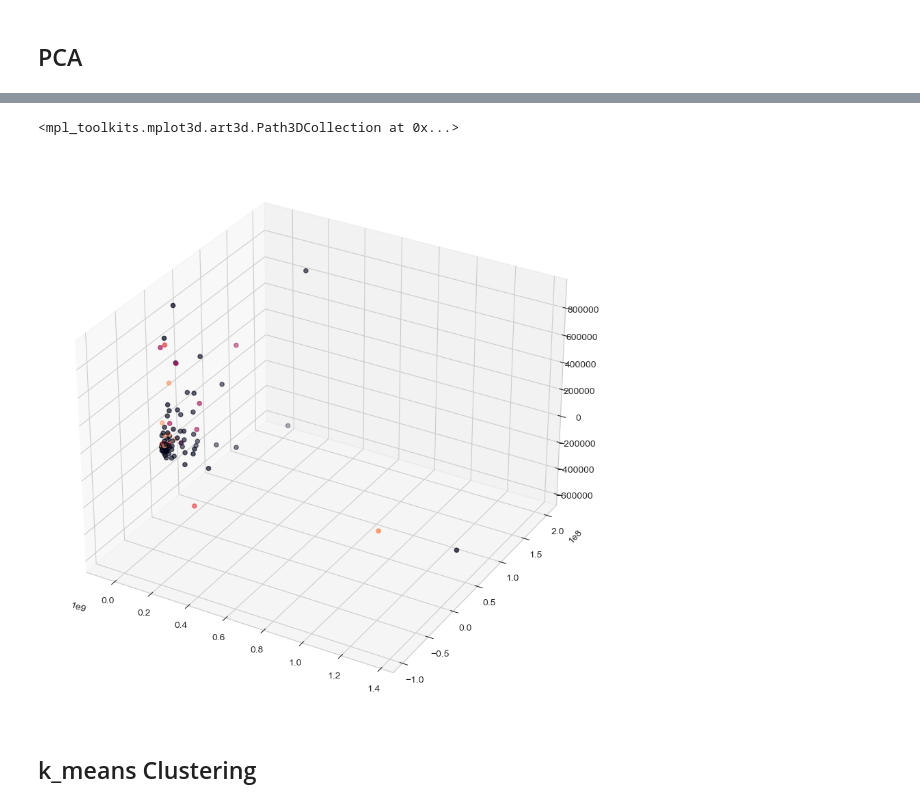
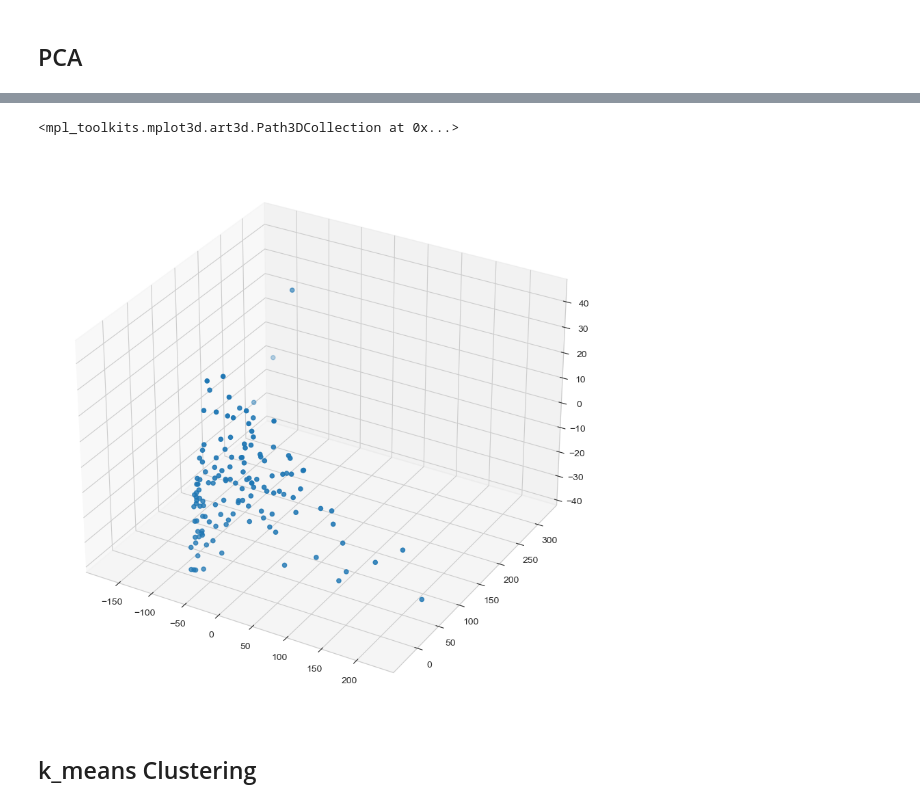
Before and after one commit to Eilaf12/WorldHappinessAnalysis, a Jupyter notebook: report4_WorldHappiness_Free_Analysis.ipynb, the cells around one changed output, grey strips where cells are left out. Drawn from its saved outputs; the diff is of its cells as text; code cells hidden in the pictures.

```diff
--- a/report4_WorldHappiness_Free_Analysis.ipynb
+++ b/report4_WorldHappiness_Free_Analysis.ipynb
@@ -290,0 +646,3 @@ from sklearn.decomposition import PCA
+# %%
+data = happiness_money.iloc[:, [0, 1, 2, 3, 7, 8, 9, 10, 11, 12, 14, 15, 17, 18, 21]].dropna()
+data
@@ -291,6 +663,6 @@ from sklearn.decomposition import PCA
 # %%
-X = data.iloc[:, 5:] #skip country and ladder score columns
-y = data.iloc[:, 4] #ladder score col
+X = data.iloc[:, 4:] #skip country and ladder score columns
+y = data.iloc[:, 3] #ladder score col
 
 scaler = MinMaxScaler()
 X_std = scaler.fit_transform(X)
@@ -313,17 +685,18 @@ sb.scatterplot(x = x_reduced.T[0], y = x_reduced.T[1],
 # %%
 datax = x_reduced.T[0]
 datay = x_reduced.T[1]
 dataz = x_reduced.T[2]
 #labels_ = sampled.map(lambda x: cluster.predict(x)) not working
-labels = kmeans.predict(sampled)
+#labels = kmeans.predict(sampled)
 
 fig = plt.figure(figsize = (8,8))
 ax = Axes3D(fig)
 
-ax.scatter(datax, datay, dataz, c = labels)
+ax.scatter(datax, datay, dataz )
+           #c = labels)
 # %% [output]
 <mpl_toolkits.mplot3d.art3d.Path3DCollection at 0x...>
-[figure, old version]
+[figure, new version]
 # %% [markdown]
 <h2> k_means Clustering </h2>
 # %%
```
Also changed, not shown: parts of 59 cells of this notebook.
